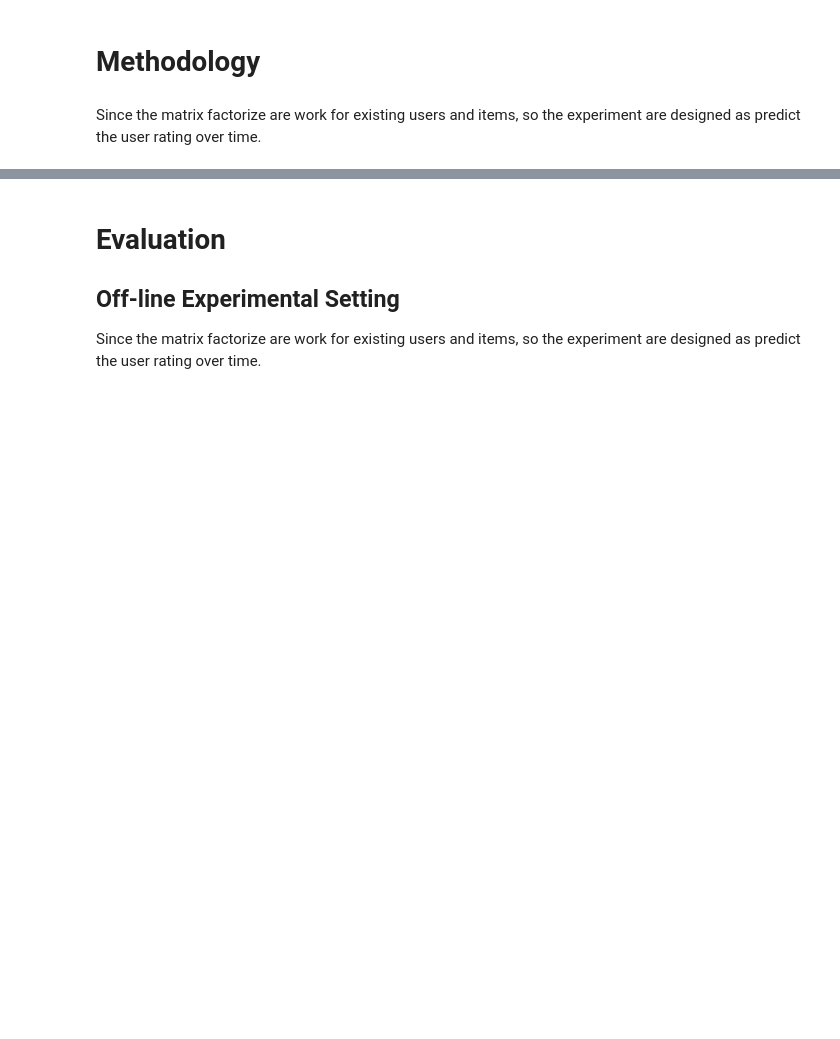
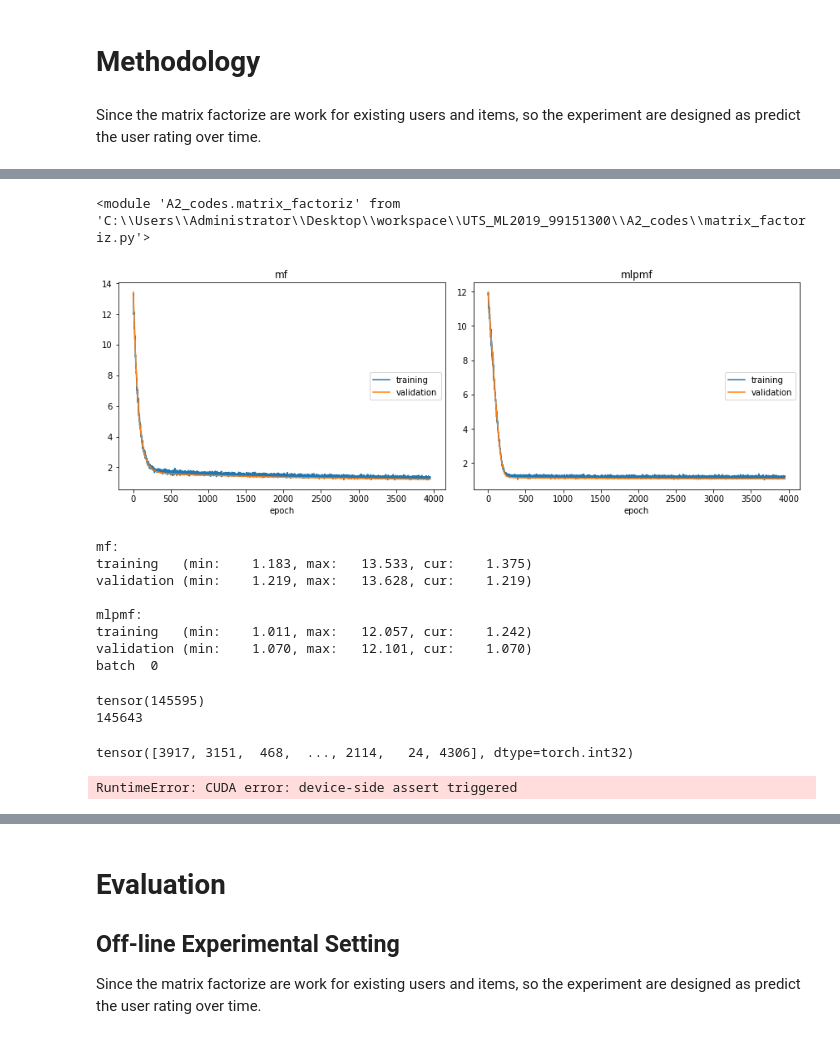
Before and after one commit to SnowWindSaveYou/UTS_ML2019_99151300, a Jupyter notebook: A2_Report.ipynb, the cells around one changed output, grey strips where cells are left out. Saved outputs shown, nothing was run; the diff lists cells and outputs as text; code cells hidden in the pictures; blank space fills up the shorter version.

Commit message:
trained FM

```diff
--- a/A2_Report.ipynb
+++ b/A2_Report.ipynb
@@ -241,0 +285,63 @@ train_set, test_set, target_set = A2_formater.filter_data_by_date(sliced_df,user
+# %%
+class MLP(torch.nn.Module):
+    def __init__(self, num_users, num_items,latent_dim=8,layers = [16,32,16,8]):
+        super(MLP, self).__init__()
+        self.num_users = num_users
+        self.num_items = num_items
+        self.latent_dim = latent_dim
+
+        self.embedding_user = torch.nn.Embedding(num_embeddings=self.num_users, embedding_dim=self.latent_dim)
+        self.embedding_item = torch.nn.Embedding(num_embeddings=self.num_items, embedding_dim=self.latent_dim)
+
+        self.fc_layers = torch.nn.ModuleList()
+        for idx, (in_size, out_size) in enumerate(zip(layers[:-1], layers[1:])):
+            self.fc_layers.append(torch.nn.Linear(in_size, out_size))
+        self.affine_output = torch.nn.Linear(in_features=layers[-1], out_features=1)
+
+    def forward(self, user_indices, item_indices):
+        user_embedding = self.embedding_user(user_indices)
+        item_embedding = self.embedding_item(item_indices)
+
+        vector = torch.cat([user_embedding, item_embedding], dim=-1)
+        for idx, _ in enumerate(range(len(self.fc_layers))):
+            vector = self.fc_layers[idx](vector)
+            vector = torch.nn.ReLU()(vector)
+
+        out = self.affine_output(vector)
+        return out
+# %%
+# Basic MF model
+MF_model = MF(num_users+1,num_items+1).to(device)
+MF_opt = optim.SGD(MF_model.parameters(), lr=0.001)
+MF_criterion = torch.nn.MSELoss()
+# %%
+# MLP based model
+MLP_model = MLP(num_users+1,num_items+1).to(device)
+MLP_opt = optim.SGD(MLP_model.parameters(), lr=0.001)
+MLP_criterion = torch.nn.MSELoss()
+# %%
+testab = test_iter.next()
+# %%
+import A2_codes.matrix_factoriz as A2_MF
+reload(A2_MF )
+# %% [output]
+<module 'A2_codes.matrix_factoriz' from 'C:\\Users\\Administrator\\Desktop\\workspace\\UTS_ML2019_99151300\\A2_codes\\matrix_factoriz.py'>
+# %%
+liveloss = PlotLosses()
+mftrain,mlptrain, = A2_MF.epoch_run_2(MF_model,MLP_model, train_generator, testab, MF_opt, MLP_opt,MF_criterion,MLP_criterion,liveloss)
+# %% [output]
+[figure, added]
+mf:
+training   (min:    1.183, max:   13.533, cur:    1.375)
+validation (min:    1.219, max:   13.628, cur:    1.219)
+
+mlpmf:
+training   (min:    1.011, max:   12.057, cur:    1.242)
+validation (min:    1.070, max:   12.101, cur:    1.070)
+batch  0
+# %%
+print(DD.max())
+print(num_users)
+# %% [output]
+tensor(145595)
+145643
@@ -241,0 +354,13 @@ train_set, test_set, target_set = A2_formater.filter_data_by_date(sliced_df,user
+# %%
+local_batch[:,1]
+# %% [output]
+tensor([3917, 3151,  468,  ..., 2114,   24, 4306], dtype=torch.int32)
+# %%
+local_batch  = torch.tensor(local_batch).type(torch.long).to(device)
+local_labels = local_labels.type(torch.float).to(device)
+
+y_preds_1 = MF_model(local_batch[:,0], local_batch[:,1])
+loss_1 = MF_criterion(y_preds_1, local_labels)
+running_loss_MF += (loss_1.item()*local_labels.size()[0])
+# %% [output]
+RuntimeError: CUDA error: device-side assert triggered
```
Also changed, not shown: parts of 13 cells of this notebook, 4 other files.
